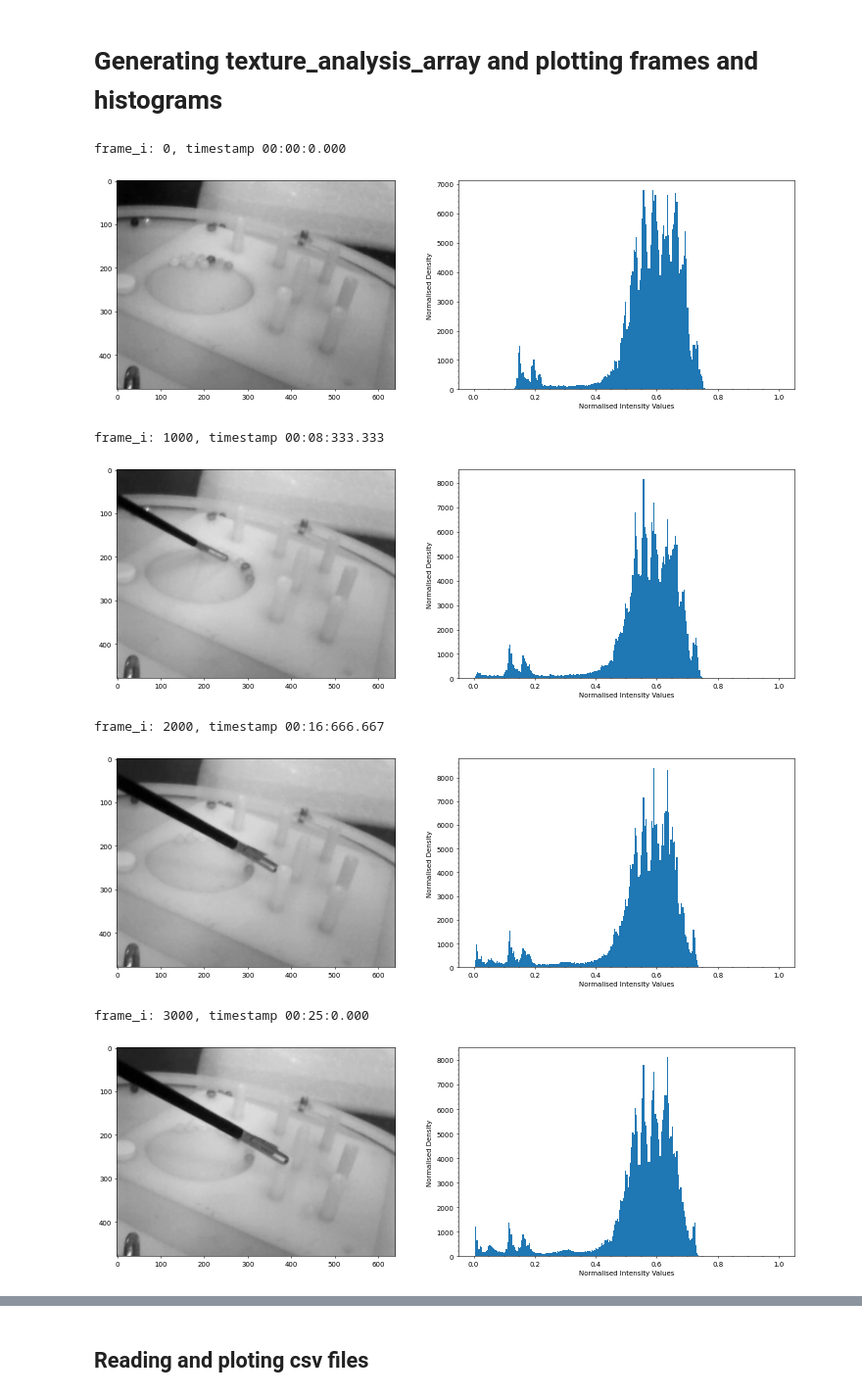
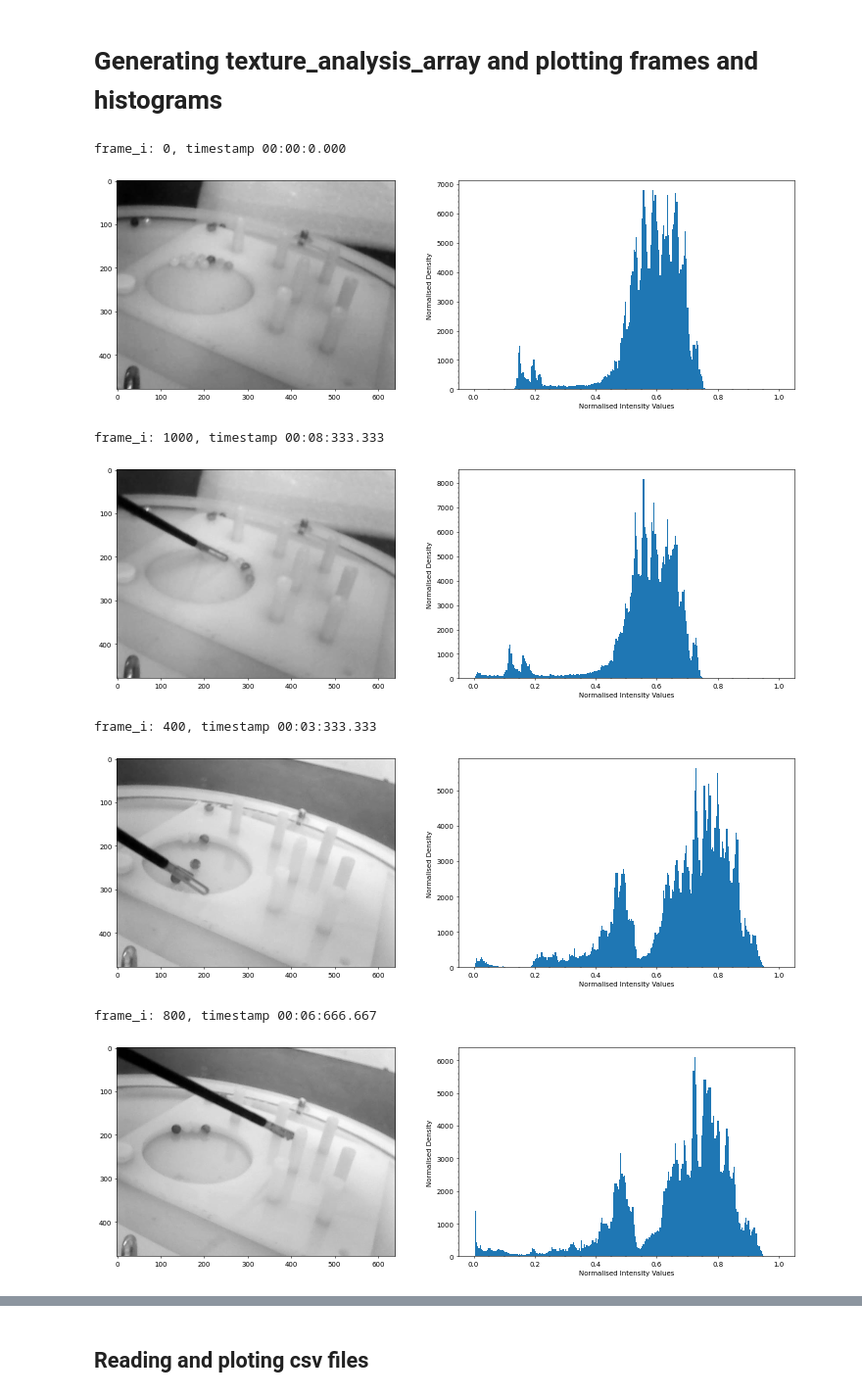
Before and after one commit to mxochicale/sentient, a Jupyter notebook: rtt4ssa/data_analysis/analysis_of_data_from_multiple-files.ipynb, the cells around one changed output, grey strips where cells are left out. Shown: that part at 98% size. Saved outputs shown, nothing was run; the diff lists cells and outputs as text; code cells hidden in the pictures.

```diff
--- a/rtt4ssa/data_analysis/analysis_of_data_from_multiple-files.ipynb
+++ b/rtt4ssa/data_analysis/analysis_of_data_from_multiple-files.ipynb
@@ -80,7 +90,7 @@ FULL_PATH_AND_AVI_FILE = os.path.join(FULL_REPO_DATA_PATH, 'participant01/'+PART
 FULL_PATH_AND_CSV_FILE = os.path.join(FULL_REPO_DATA_PATH, 'participant01/'+PARTICIPANTNN_TESTNN+'.avi.csv')
 
 start_frame_number = 000
-end_frame_number = 4000
+end_frame_number = 900
 total_number_of_frames = end_frame_number - start_frame_number
 
 
@@ -102,15 +112,15 @@ width: 640
 # %% [markdown]
 # Generating texture_analysis_array and plotting frames and histograms
 # %%
-display_factor = 1000
+display_factor = 400
 texture_analysis_array = compute_texture_array_and_plot(video, frames_timestam, display_factor)
 # %% [output]
 frame_i: 0, timestamp 00:00:0.000
 [figure]
 frame_i: 1000, timestamp 00:08:333.333
 [figure]
-frame_i: 2000, timestamp 00:16:666.667
+frame_i: 400, timestamp 00:03:333.333
-[figure, old version]
+[figure, new version]
-frame_i: 3000, timestamp 00:25:0.000
+frame_i: 800, timestamp 00:06:666.667
-[figure, old version]
+[figure, new version]
 # %% [markdown]
```
Also changed, not shown: parts of 11 cells of this notebook, 1 other file.
